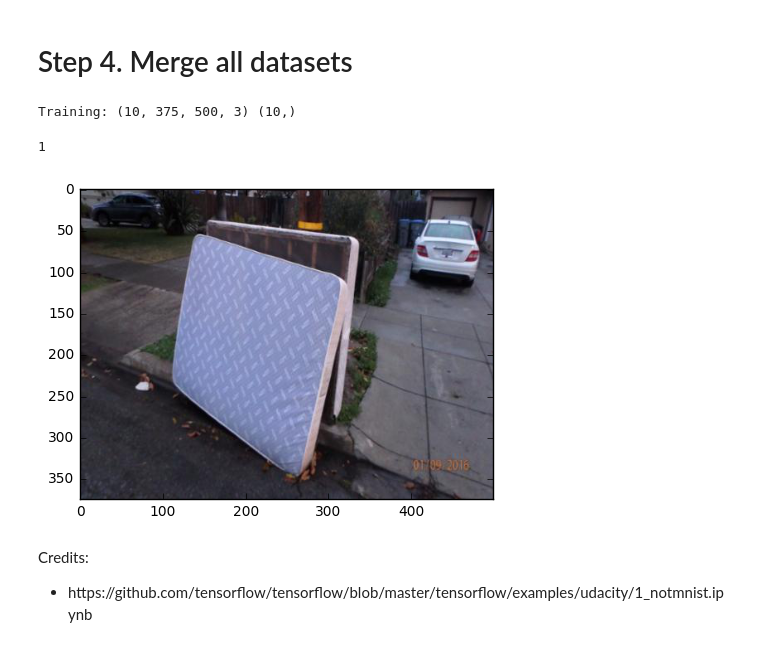
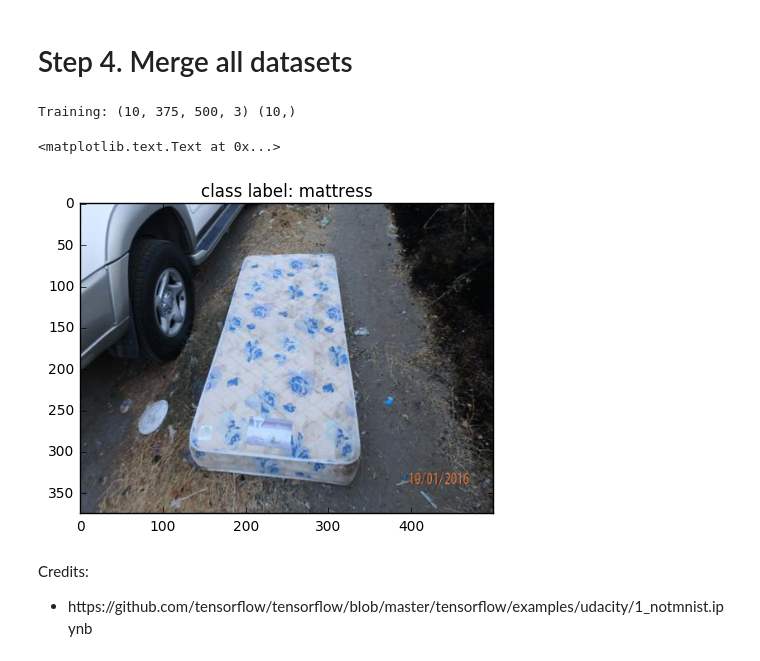
Before and after one commit to Gforky/illegal-dumping-object-detection-engine, a Jupyter notebook: classification-engine.ipynb, the cells around one changed output. Drawn from its saved outputs; the diff is of its cells as text; code cells hidden in the pictures.

```diff
--- a/classification-engine.ipynb
+++ b/classification-engine.ipynb
@@ -113,19 +114,17 @@ def do_load(folder, min_num_images):
             image_data = np.array(Image.open(image_file))
             if image_data.shape != (image_height, image_width, 3):
                 raise Exception('Unexpected image shape: %s' % str(image_data.shape))
-            dataset[image_count, :, :, :] = image_data
-            plt.imshow(dataset[image_count, :, :])
+            dataset[image_count] = image_data
             image_count += 1
         except IOError as e:
             print('Could not read:', image_file, ':', e, '. Skipped reading.')
 
-    dataset = dataset[0: image_count, :, :]
     if image_count < min_num_images:
         raise Exception('Fewer images than expected: %d < %d' %(image_count, min_num_images))
 
     print('Full dataset size:', dataset.shape)
     print('Mean:', np.mean(dataset))
-    print('Standard deviation:', np.std(dataset))
+    print('Standard deviation:', np.std(dataset), '\n')
 
     return dataset
 # %% [markdown]
@@ -204,11 +205,9 @@ def create_dataset(batch_size, image_height, image_width):
     return features, labels
 
 def merge_datasets(pickle_files, train_size):
-    num_classes = len(pickle_files)
+    num_classes, train_offset = len(pickle_files), 0
     train_size_per_class = train_size // num_classes
     train_dataset, train_labels = create_dataset(train_size, image_height, image_width)
-    train_offset = 0
-
     for label, pickle_file in enumerate(pickle_files):
         try:
             with open(pickle_file, 'rb') as f:
@@ -218,29 +217,29 @@ def merge_datasets(pickle_files, train_size):
                 train_dataset[train_offset:train_offset+train_size_per_class, :, :] = train_item
                 train_labels[train_offset:train_offset+train_size_per_class] = label
                 train_offset += train_size_per_class
+        except Exception as e:
+            print('Unable to process data from ', pickle_file, ':', e)
+    return train_dataset, train_labels
 
-        except Exception as e:
-            print('Unable to process data from', pickle_file, ':', e)
+train_size = 10
+#test_size = 10000
 
-    return train_dataset, train_labels
+train_features, train_labels = merge_datasets(train_datasets, train_size)
+#_, _, test_dataset, test_labels = merge_datasets(test_datasets, test_size)
+
+print('Training:', train_features.shape, train_labels.shape)
+# print('Testing:', test_dataset.shape, test_labels.shape)
+# %% [output]
+Training: (10, 375, 500, 3) (10,)
-# %%
-train_size = 10
-#test_size = 10000
-
-train_dataset, train_labels = merge_datasets(train_datasets, train_size)
-#_, _, test_dataset, test_labels = merge_datasets(test_datasets, test_size)
-
-print('Training:', train_dataset.shape, train_labels.shape)
-# print('Testing:', test_dataset.shape, test_labels.shape)
-# %% [output]
-Training: (10, 375, 500, 3) (10,)
-# %%
-img = train_dataset[3]
-plt.imshow(img)
-train_labels[3]
-# %% [output]
-1
-[figure, removed]
+# %%
+class_map = {0:'couch', 1:'mattress', 2:'tv-monitor'}
+rand_int = random.randint(0, len(train_features)-1)
+img_merge = train_features[rand_int]
+plt.imshow(img_merge)
+plt.title('class label: %s' % class_map[train_labels[rand_int]], fontsize=12)
+# %% [output]
+<matplotlib.text.Text at 0x...>
+[figure, added]
 # %% [markdown]
 Credits:
 <ul>
```
Also changed, not shown: parts of 6 cells of this notebook.
